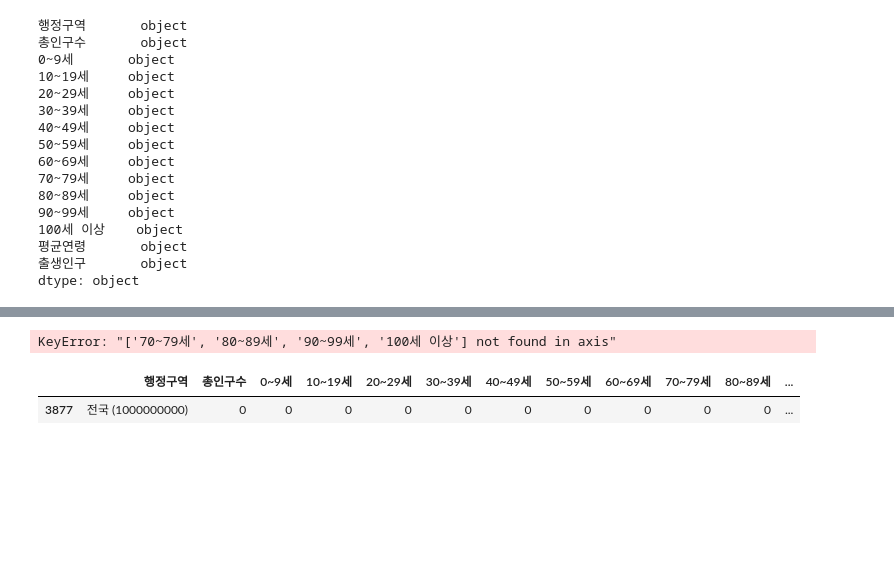
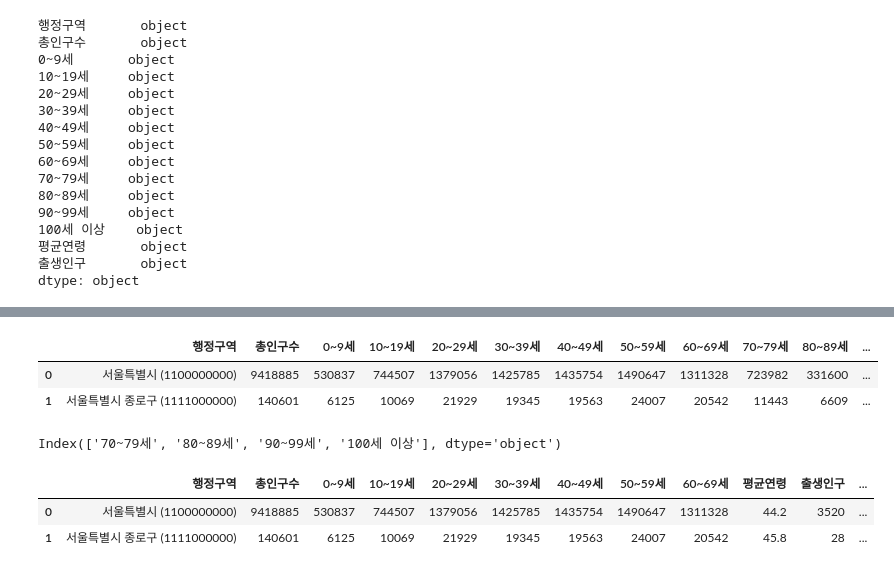
Before and after one commit to alexlee0318/Project_olive_index, a Jupyter notebook: data_ages_birth2.ipynb, the cells around one changed output, grey strips where cells are left out. Saved outputs shown, nothing was run; the diff lists cells and outputs as text; code cells hidden in the pictures; blank space fills up the shorter version.

```diff
--- a/data_ages_birth2.ipynb
+++ b/data_ages_birth2.ipynb
@@ -162,5 +160,0 @@ df1 = pd.read_csv('data/tmp/전체연령_출생인구3.csv', encoding='utf-8', s
-# %%
-# 70~100 삭제
-df.drop(df.iloc[['70~79세'])
-# %% [output]
-KeyError: "['70~79세', '80~89세', '90~99세', '100세 이상'] not found in axis"
@@ -170,6 +161,18 @@ df_ab.iloc[:, 1:-2]= df_ab.iloc[:, 1:-2].
-# %%
-# df_ab[df_ab['행정구역']] == '전국'
-df[df['행정구역'].str.contains('전국')]
-# %% [output]
-|  | 행정구역 | 총인구수 | 0~9세 | 10~19세 | 20~29세 | 30~39세 | 40~49세 | 50~59세 | 60~69세 | 70~79세 | 80~89세 | ... |
-| 3877 | 전국 (1000000000) | 0 | 0 | 0 | 0 | 0 | 0 | 0 | 0 | 0 | 0 | ... |
+# %%
+df1.head(2)
+# %% [output]
+|  | 행정구역 | 총인구수 | 0~9세 | 10~19세 | 20~29세 | 30~39세 | 40~49세 | 50~59세 | 60~69세 | 70~79세 | 80~89세 | ... |
+| 0 | 서울특별시 (1100000000) | 9418885 | 530837 | 744507 | 1379056 | 1425785 | 1435754 | 1490647 | 1311328 | 723982 | 331600 | ... |
+| 1 | 서울특별시 종로구 (1111000000) | 140601 | 6125 | 10069 | 21929 | 19345 | 19563 | 24007 | 20542 | 11443 | 6609 | ... |
+# %%
+df1.columns[9:13]
+# %% [output]
+Index(['70~79세', '80~89세', '90~99세', '100세 이상'], dtype='object')
+# %%
+# 70~100세 컬럼 삭제
+df1.drop(df.columns[9:13], axis=1, inplace=True)
+df1.head(2)
+# %% [output]
+|  | 행정구역 | 총인구수 | 0~9세 | 10~19세 | 20~29세 | 30~39세 | 40~49세 | 50~59세 | 60~69세 | 평균연령 | 출생인구 | ... |
+| 0 | 서울특별시 (1100000000) | 9418885 | 530837 | 744507 | 1379056 | 1425785 | 1435754 | 1490647 | 1311328 | 44.2 | 3520 | ... |
+| 1 | 서울특별시 종로구 (1111000000) | 140601 | 6125 | 10069 | 21929 | 19345 | 19563 | 24007 | 20542 | 45.8 | 28 | ... |
```
Also changed, not shown: parts of 17 cells of this notebook, 1 other file.
